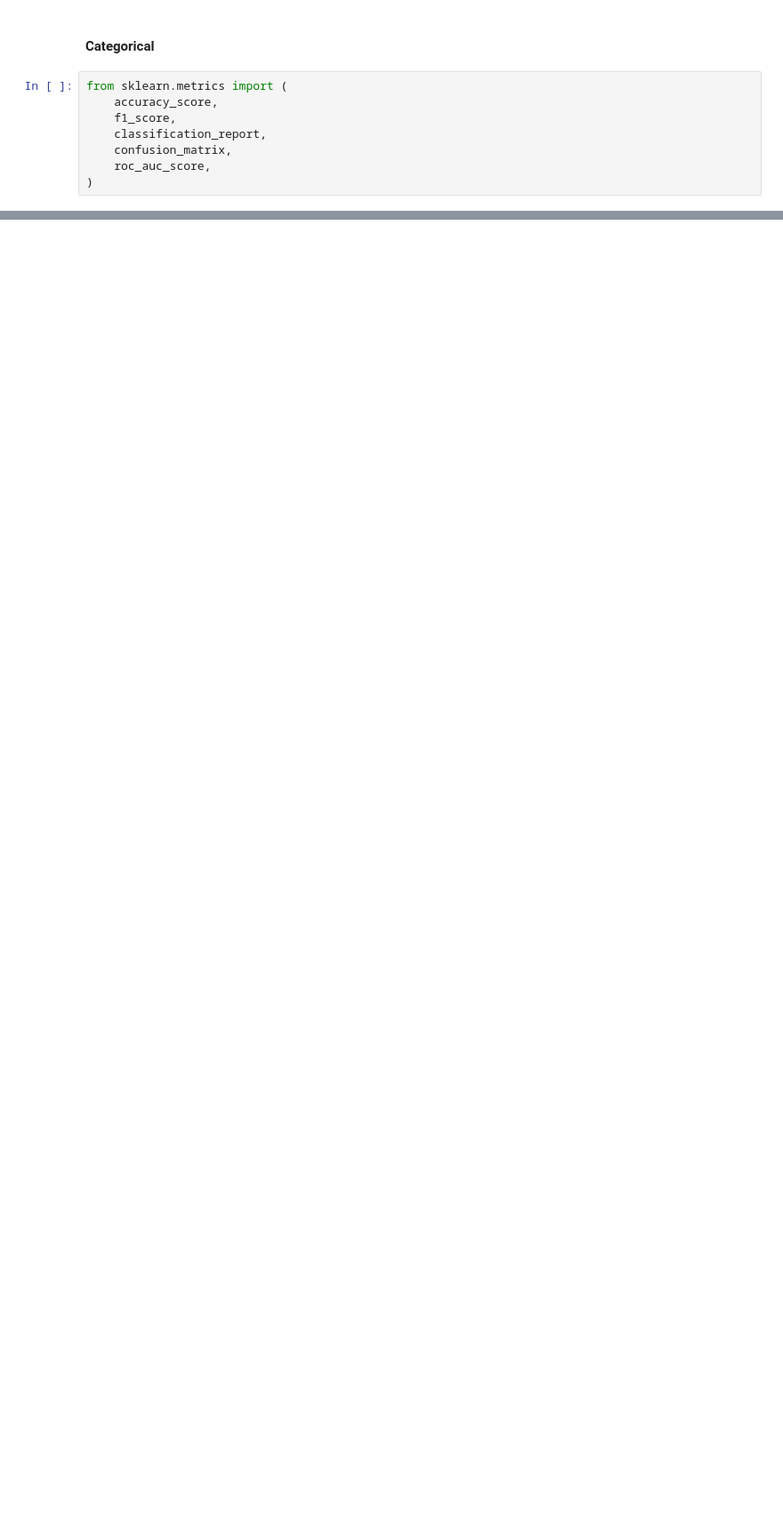
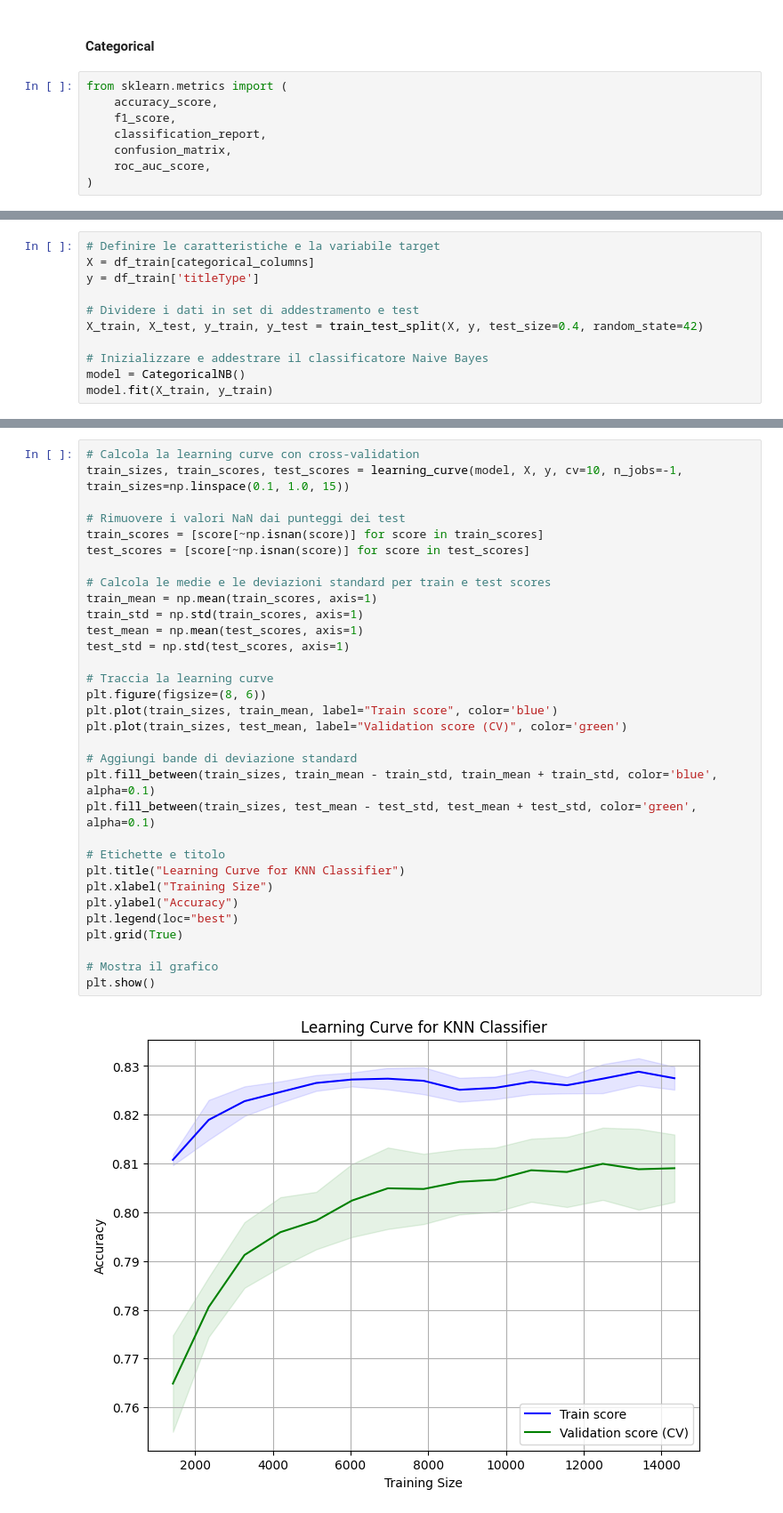
Before and after one commit to luigiascio/Data-Mining-I, a Jupyter notebook: Classification - bayes.ipynb, the cells around one changed output, grey strips where cells are left out. Shown at 89% size. Cells and saved outputs as stored; diff of their text form; blank space fills up the shorter version.

```diff
--- a/Classification - bayes.ipynb
+++ b/Classification - bayes.ipynb
@@ -500,0 +319,11 @@ tvseries_related       0.79      0.88      0.83      1214
+# %%
+# Definire le caratteristiche e la variabile target
+X = df_train[categorical_columns]
+y = df_train['titleType']
+
+# Dividere i dati in set di addestramento e test
+X_train, X_test, y_train, y_test = train_test_split(X, y, test_size=0.4, random_state=42)
+
+# Inizializzare e addestrare il classificatore Naive Bayes
+model = CategoricalNB()
+model.fit(X_train, y_train)
@@ -500,0 +368,34 @@ tvseries_related       0.79      0.88      0.83      1214
+# %%
+# Calcola la learning curve con cross-validation
+train_sizes, train_scores, test_scores = learning_curve(model, X, y, cv=10, n_jobs=-1, train_sizes=np.linspace(0.1, 1.0, 15))
+
+# Rimuovere i valori NaN dai punteggi dei test
+train_scores = [score[~np.isnan(score)] for score in train_scores]
+test_scores = [score[~np.isnan(score)] for score in test_scores]
+
+# Calcola le medie e le deviazioni standard per train e test scores
+train_mean = np.mean(train_scores, axis=1)
+train_std = np.std(train_scores, axis=1)
+test_mean = np.mean(test_scores, axis=1)
+test_std = np.std(test_scores, axis=1)
+
+# Traccia la learning curve
+plt.figure(figsize=(8, 6))
+plt.plot(train_sizes, train_mean, label="Train score", color='blue')
+plt.plot(train_sizes, test_mean, label="Validation score (CV)", color='green')
+
+# Aggiungi bande di deviazione standard
+plt.fill_between(train_sizes, train_mean - train_std, train_mean + train_std, color='blue', alpha=0.1)
+plt.fill_between(train_sizes, test_mean - test_std, test_mean + test_std, color='green', alpha=0.1)
+
+# Etichette e titolo
+plt.title("Learning Curve for KNN Classifier")
+plt.xlabel("Training Size")
+plt.ylabel("Accuracy")
+plt.legend(loc="best")
+plt.grid(True)
+
+# Mostra il grafico
+plt.show()
+# %% [output]
+[figure, added]
```
Also changed, not shown: parts of 26 cells of this notebook.
